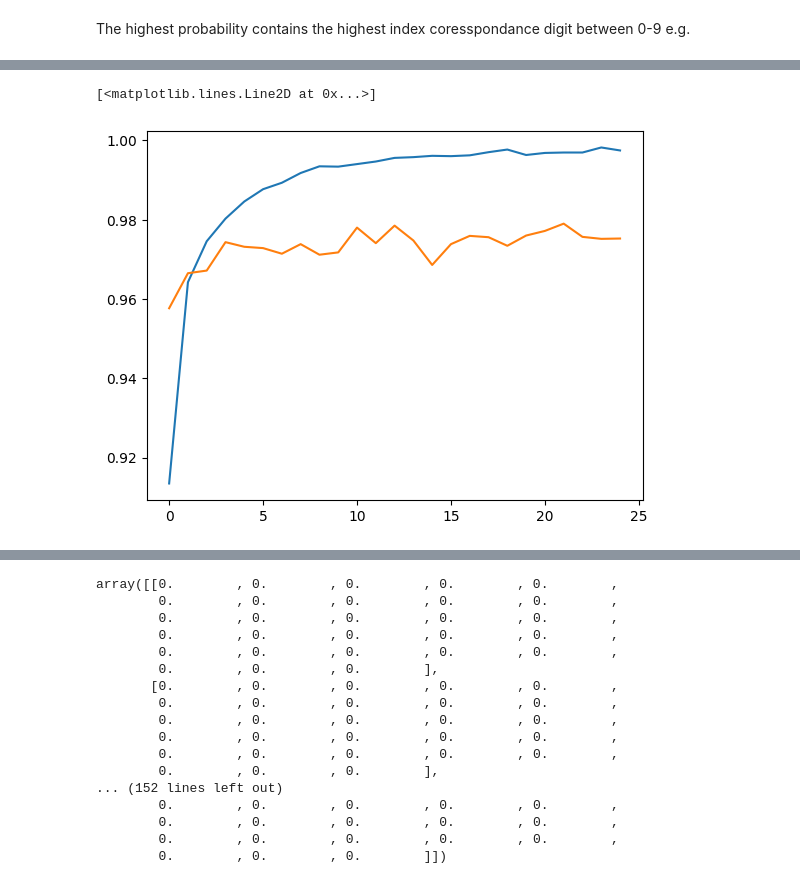
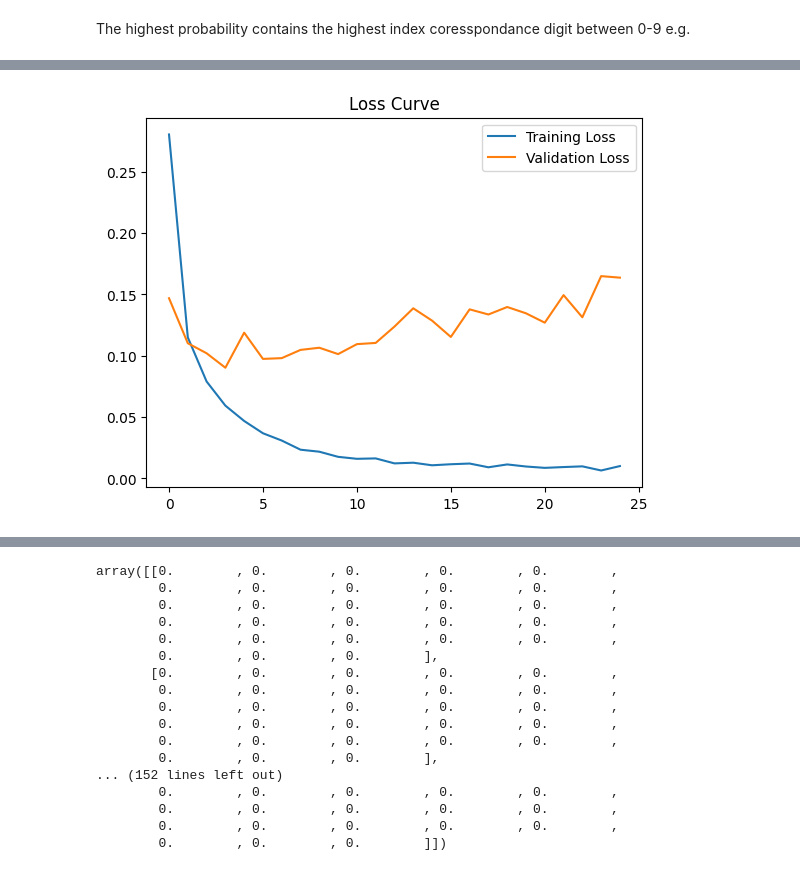
Before and after one commit to 9bishal/AI-Driven-Digit-Recognition-and-Math-Problem-Solver, a Jupyter notebook: AI_Driven_Digit_Recognition_and_Math_Problem_Solver.ipynb, the cells around one changed output, grey strips where cells are left out. Drawn from its saved outputs; the diff is of its cells as text; code cells hidden in the pictures.

```diff
--- a/AI_Driven_Digit_Recognition_and_Math_Problem_Solver.ipynb
+++ b/AI_Driven_Digit_Recognition_and_Math_Problem_Solver.ipynb
@@ -140,8 +141,10 @@ Model: "sequential_6"
 # %%
 model.compile(loss='sparse_categorical_crossentropy', optimizer='Adam', metrics=['accuracy'])
 # %%
-history = model.fit(x_train, y_train,
-          epochs =25, #Number of times the model will go through the entire training dataset.
-          validation_split=0.2) #Reserves 20% of x_train as validation data to check model performance during training.
+history = model.fit(
+    x_train, y_train,
+    epochs=25,
+    validation_split=0.2  # 20% of training data used for validation
+)
 # %% [output]
 Epoch 1/25
@@ -216,6 +213,9 @@ plt.plot(history.history['val_loss'])
-# %%
-plt.plot(history.history['accuracy'])
-plt.plot(history.history['val_accuracy'])
-# %% [output]
-[<matplotlib.lines.Line2D at 0x...>]
-[figure, removed]
+# %%
+# Plot loss
+plt.plot(history.history['loss'], label='Training Loss')
+plt.plot(history.history['val_loss'], label='Validation Loss')
+plt.legend()
+plt.title("Loss Curve")
+plt.show()
+# %% [output]
+[figure, added]
```
Also changed, not shown: parts of 23 cells of this notebook.
